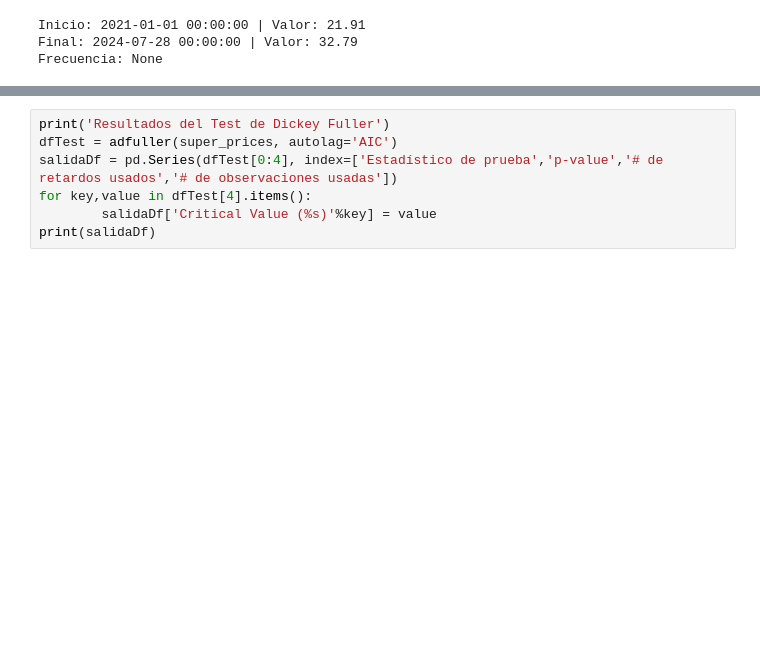
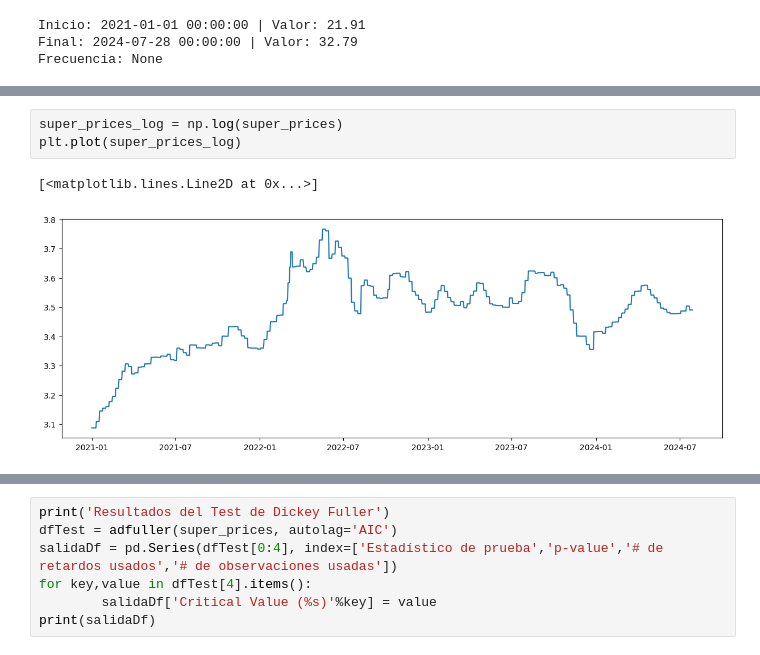
Before and after one commit to VIL20776/Laboratorio2-DataScience, a Jupyter notebook: lab2-prices.ipynb, the cells around one changed output, grey strips where cells are left out. Cells and saved outputs as stored; diff of their text form; blank space fills up the shorter version.

```diff
--- a/lab2-prices.ipynb
+++ b/lab2-prices.ipynb
@@ -101,0 +102,6 @@ j    descomposicion.plot()
+# %%
+super_prices_log = np.log(super_prices)
+plt.plot(super_prices_log)
+# %% [output]
+[<matplotlib.lines.Line2D at 0x...>]
+[figure, added]
```
Also changed, not shown: parts of 9 cells of this notebook.
